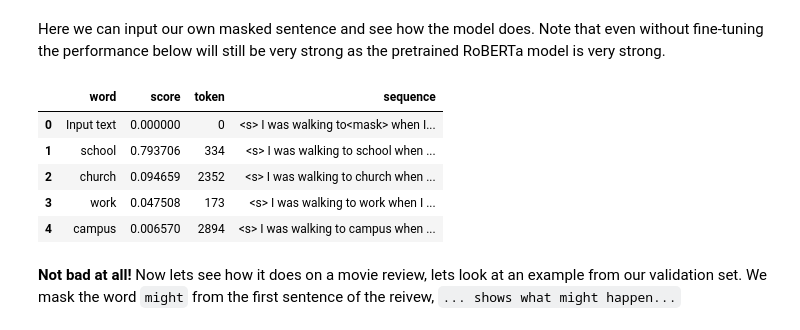
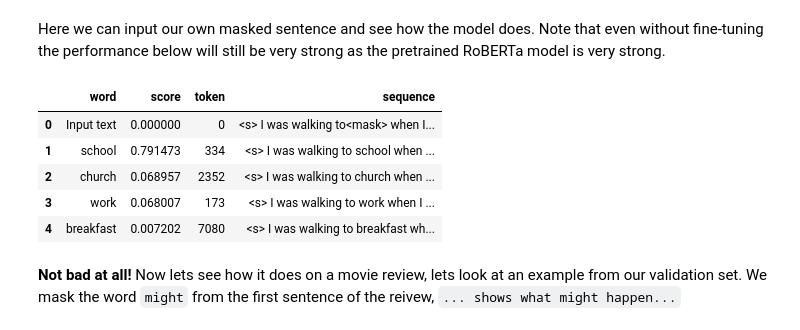
Before and after one commit to morganmcg1/fasthugs, a Jupyter notebook: fasthugs_language_model.ipynb, the cells around one changed output. Cells and saved outputs as stored; diff of their text form; code cells hidden in the pictures.

```diff
--- a/fasthugs_language_model.ipynb
+++ b/fasthugs_language_model.ipynb
@@ -431,7 +440,7 @@ def get_mask_pred(model, masked_text:str, topk:int=5):
 
     aa=fastai_tokenizer.encodes(masked_text)
     bb=Numericalize(vocab=tokenizer_vocab_ls)(aa)
-    cc=SpecialClsTokens(tokenizer)(bb)
+    cc=AddSpecialTokens(tokenizer)(bb)
 
     outs=model(cc.unsqueeze(0).cuda())
     masked_index = (cc == tokenizer.mask_token_id).nonzero().item()
@@ -453,15 +462,15 @@ def get_mask_pred(model, masked_text:str, topk:int=5):
 # %% [markdown]
 Here we can input our own masked sentence and see how the model does. Note that even without fine-tuning the performance below will still be very strong as the pretrained RoBERTa model is very strong.
 # %%
-text2 = 'I was walking to <mask> when I cam across a cat on the road'
+text2 = 'I was walking to <mask> when I came across a cat on the road'
 pred2 = get_mask_pred(model1, text2);pred2.head()
 # %% [output]
 |  | word | score | token | sequence |
 | 0 | Input text | 0.000000 | 0 | <s> I was walking to<mask> when I... |
-| 1 | school | 0.793706 | 334 | <s> I was walking to school when ... |
-| 2 | church | 0.094659 | 2352 | <s> I was walking to church when ... |
-| 3 | work | 0.047508 | 173 | <s> I was walking to work when I ... |
-| 4 | campus | 0.006570 | 2894 | <s> I was walking to campus when ... |
+| 1 | school | 0.791473 | 334 | <s> I was walking to school when ... |
+| 2 | church | 0.068957 | 2352 | <s> I was walking to church when ... |
+| 3 | work | 0.068007 | 173 | <s> I was walking to work when I ... |
+| 4 | breakfast | 0.007202 | 7080 | <s> I was walking to breakfast wh... |
 # %% [markdown]
 **Not bad at all!** Now lets see how it does on a movie review, lets look at an example from our validation set. We mask the word `might` from the first sentence of the reivew, `... shows what might happen...`
 # %%
```
Also changed, not shown: parts of 4 cells of this notebook.
